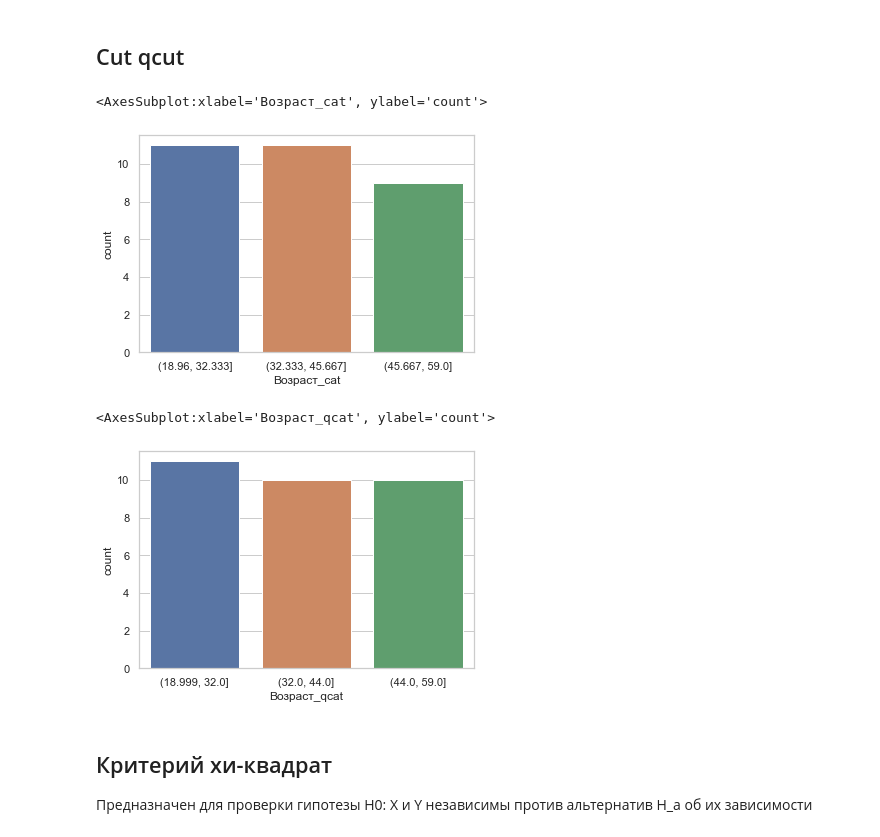
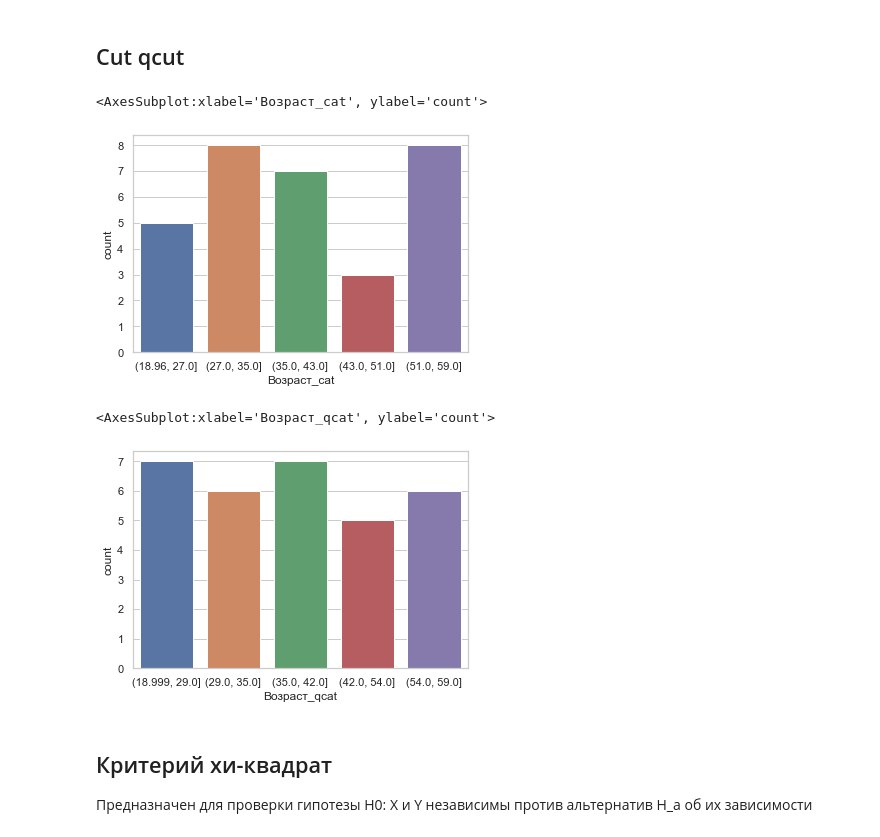
Before and after one commit to zhukpm/da_spring2021, a Jupyter notebook: lessons/ni/les6.ipynb, the cells around one changed output. Cells and saved outputs as stored; diff of their text form; code cells hidden in the pictures.

```diff
--- a/lessons/ni/les6.ipynb
+++ b/lessons/ni/les6.ipynb
@@ -116,18 +126,18 @@ sns.histplot(x=df['Возраст'], kde=True)
 ## Cut qcut
 # %%
 # Equal-width
-df['Возраст_cat'] = pd.cut(df['Возраст'], bins=3)
+df['Возраст_cat'] = pd.cut(df['Возраст'], bins=5)
 sns.countplot(x=df['Возраст_cat'])
 # %% [output]
 <AxesSubplot:xlabel='Возраст_cat', ylabel='count'>
-[figure, old version]
+[figure, new version]
 # %%
 # Equal-height
-df['Возраст_qcat'] = pd.qcut(df['Возраст'], 3)
+df['Возраст_qcat'] = pd.qcut(df['Возраст'], 5)
 sns.countplot(x=df['Возраст_qcat'])
 # %% [output]
 <AxesSubplot:xlabel='Возраст_qcat', ylabel='count'>
-[figure, old version]
+[figure, new version]
 # %% [markdown]
 ## Критерий хи-квадрат
 Предназначен для проверки гипотезы H0: X и Y независимы против альтернатив H_а об их зависимости
```
Also changed, not shown: parts of 38 cells of this notebook, 1 other file.
